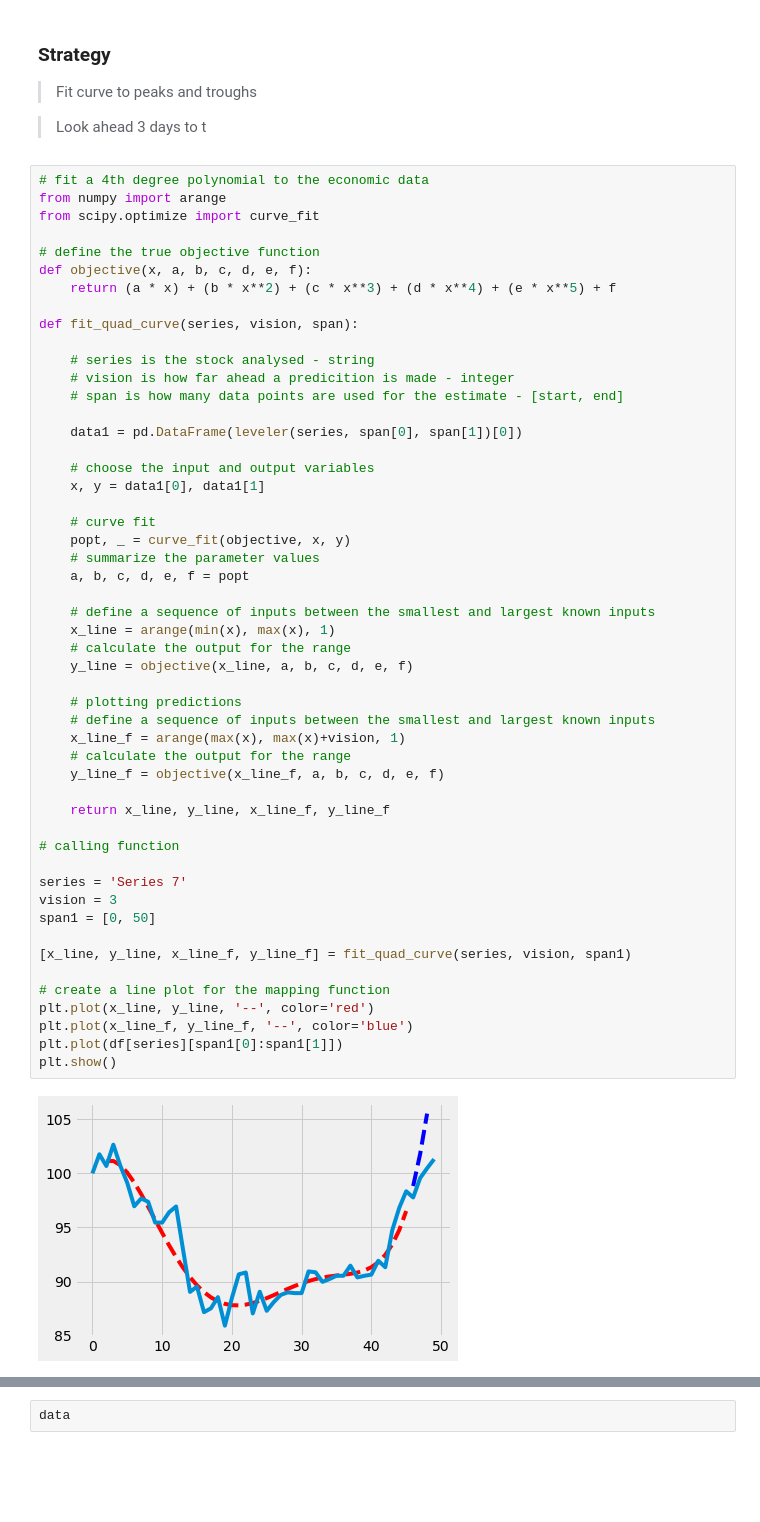
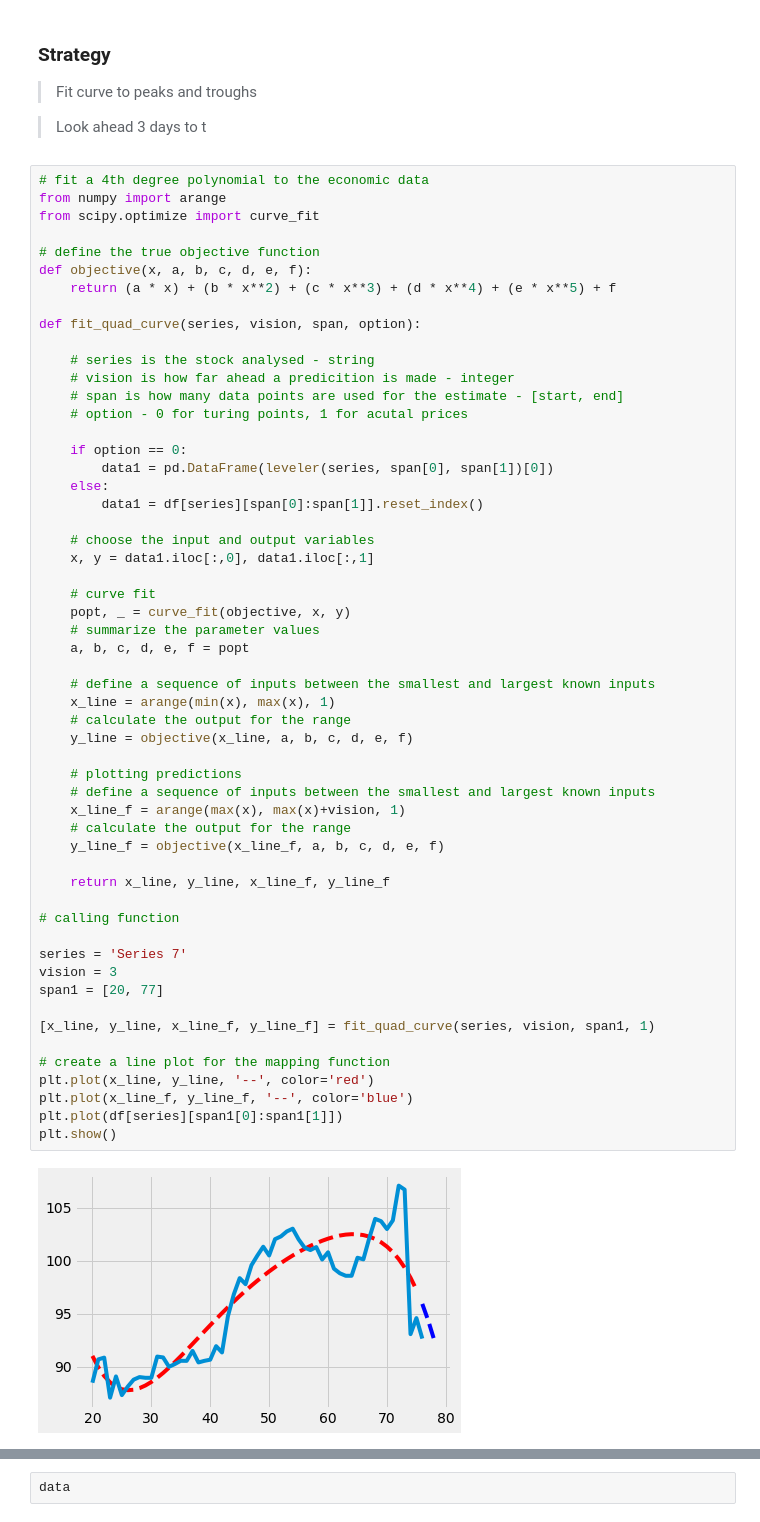
Before and after one commit to oscarwoodi/BHProj2Team1, a Jupyter notebook: Levels_.ipynb, the cells around one changed output, grey strips where cells are left out. Saved outputs shown, nothing was run; the diff lists cells and outputs as text; blank space fills up the shorter version.

```diff
--- a/Levels_.ipynb
+++ b/Levels_.ipynb
@@ -253,47 +253,51 @@ from scipy.optimize import curve_fit
 def objective(x, a, b, c, d, e, f):
     return (a * x) + (b * x**2) + (c * x**3) + (d * x**4) + (e * x**5) + f
 
-def fit_quad_curve(series, vision, span):
+def fit_quad_curve(series, vision, span, option):
 
     # series is the stock analysed - string
     # vision is how far ahead a predicition is made - integer
     # span is how many data points are used for the estimate - [start, end]
+    # option - 0 for turing points, 1 for acutal prices
 
-    data1 = pd.DataFrame(leveler(series, span[0], span[1])[0])
+    if option == 0:
+        data1 = pd.DataFrame(leveler(series, span[0], span[1])[0])
+    else:
+        data1 = df[series][span[0]:span[1]].reset_index()
 
     # choose the input and output variables
-    x, y = data1[0], data1[1]
+    x, y = data1.iloc[:,0], data1.iloc[:,1]
 
     # curve fit
     popt, _ = curve_fit(objective, x, y)
     # summarize the parameter values
     a, b, c, d, e, f = popt
 
     # define a sequence of inputs between the smallest and largest known inputs
     x_line = arange(min(x), max(x), 1)
     # calculate the output for the range
     y_line = objective(x_line, a, b, c, d, e, f)
 
     # plotting predictions
     # define a sequence of inputs between the smallest and largest known inputs
     x_line_f = arange(max(x), max(x)+vision, 1)
     # calculate the output for the range
     y_line_f = objective(x_line_f, a, b, c, d, e, f)
 
     return x_line, y_line, x_line_f, y_line_f
 
 # calling function
 
 series = 'Series 7'
 vision = 3
-span1 = [0, 50]
+span1 = [20, 77]
 
-[x_line, y_line, x_line_f, y_line_f] = fit_quad_curve(series, vision, span1)
+[x_line, y_line, x_line_f, y_line_f] = fit_quad_curve(series, vision, span1, 1)
 
 # create a line plot for the mapping function
 plt.plot(x_line, y_line, '--', color='red')
 plt.plot(x_line_f, y_line_f, '--', color='blue')
 plt.plot(df[series][span1[0]:span1[1]])
 plt.show()
 # %% [output]
-[figure, old version]
+[figure, new version]
```
Also changed, not shown: parts of 3 cells of this notebook.
